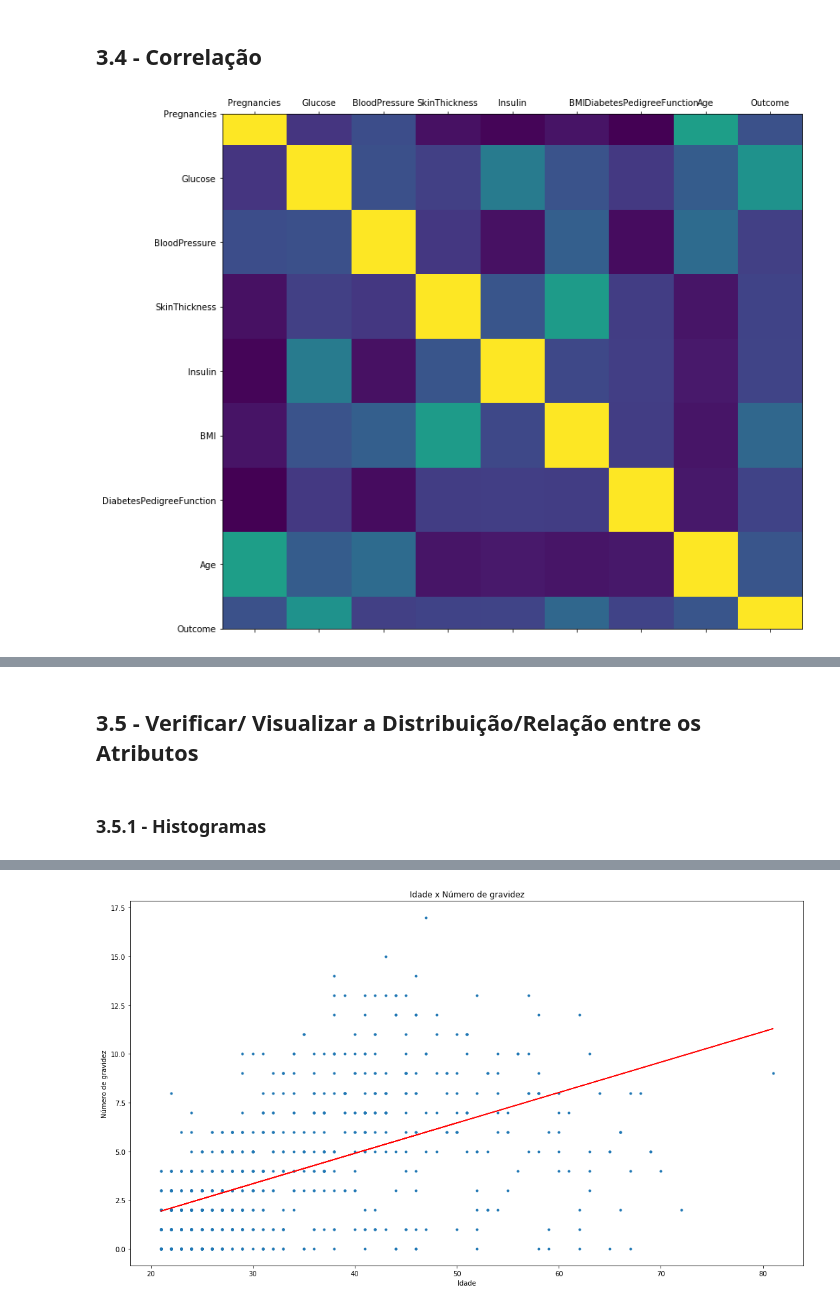
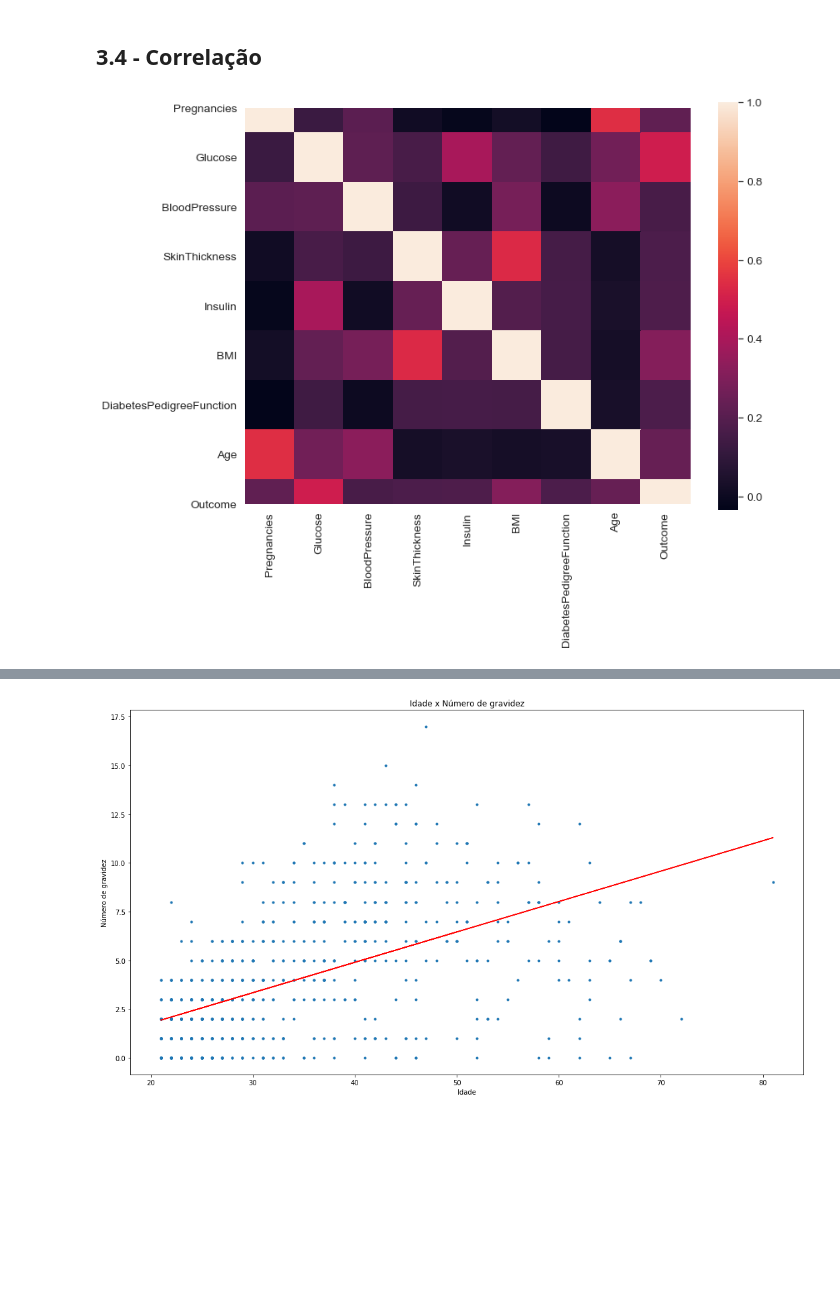
Before and after one commit to MarcusGodoi/DataScience, a Jupyter notebook: 01 Roadmap Data Science/03 Exploração dos Dados/03 - Análise Exploratória.ipynb, the cells around one changed output, grey strips where cells are left out. Saved outputs shown, nothing was run; the diff lists cells and outputs as text; code cells hidden in the pictures; blank space fills up the shorter version.

```diff
--- a/01 Roadmap Data Science/03 Exploração dos Dados/03 - Análise Exploratória.ipynb
+++ b/01 Roadmap Data Science/03 Exploração dos Dados/03 - Análise Exploratória.ipynb
@@ -387,19 +447,13 @@ Número de Casos Falsos     : 500 (65.10%)
 # %% [markdown]
 ## 3.4 - Correlação
 # %%
-# Identificando a correlação entre as variáveis
+# Identificando a correlação entre as variáveis em geral
 # Correlação não implica causalidade
-def plot_corr(base3, size=12):
-    corr = base3.corr()
-    fig, ax = plt.subplots(figsize = (size, size))
-    ax.matshow(corr)
-    plt.xticks(range(len(corr.columns)), corr.columns)
-    plt.yticks(range(len(corr.columns)), corr.columns)
+corr = base3.corr()
+f, ax = plt.subplots(figsize=(12, 9))
+sns.heatmap(corr, square=True);
+# %% [output]
+[figure, added]
-# %%
-# Criando o gráfico
-plot_corr(base3)
-# %% [output]
-[figure, removed]
 # %%
 # Visualizando a correlação em tabela
 # Coeficiente de correlação:
@@ -418,7 +472,3 @@ base3.corr()
 | DiabetesPedigreeFunction | -0.033523 | 0.137106 | 0.000371 | 0.154961 | 0.157806 | 0.153508 | 1.000000 | 0.033561 | ... |
 | Age | 0.544341 | 0.266600 | 0.326740 | 0.026423 | 0.038652 | 0.025748 | 0.033561 | 1.000000 | ... |
 | Outcome | 0.221898 | 0.492908 | 0.162986 | 0.175026 | 0.179185 | 0.312254 | 0.173844 | 0.238356 | ... |
-# %% [markdown]
-## 3.5 - Verificar/ Visualizar a  Distribuição/Relação entre os Atributos
-# %% [markdown]
-### 3.5.1 - Histogramas
```
Also changed, not shown: parts of 22 cells of this notebook, 1 other file.
